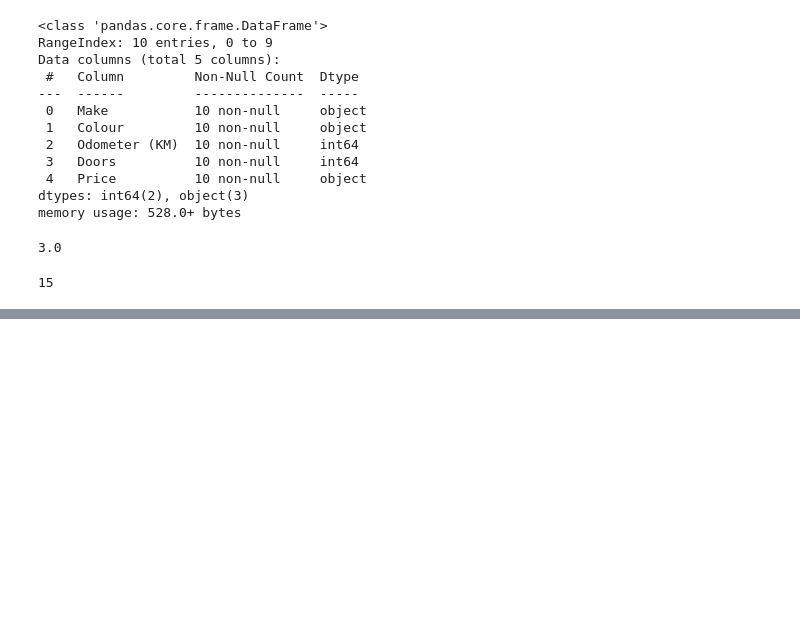
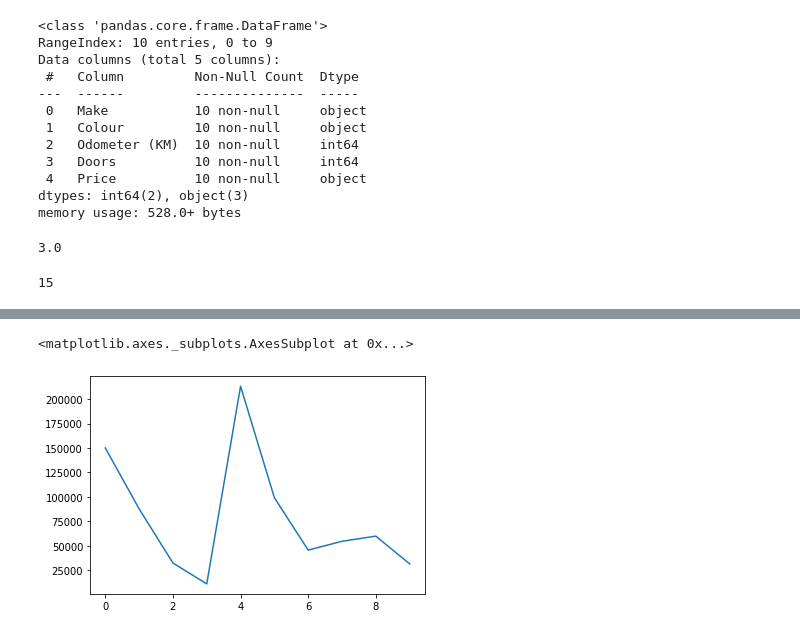
Before and after one commit to LaG-dev/Learning-ML, a Jupyter notebook: PandasPractice/Pandas Practice.ipynb, the cells around one changed output, grey strips where cells are left out. Drawn from its saved outputs; the diff is of its cells as text; code cells hidden in the pictures; blank space fills up the shorter version.

```diff
--- a/PandasPractice/Pandas Practice.ipynb
+++ b/PandasPractice/Pandas Practice.ipynb
@@ -100,0 +203,8 @@ car_sales.shape
+# %%
+# Import Matplotlib and create a plot of the Odometer column
+# Don't forget to use %matplotlib inline
+import matplotlib.pyplot as plt
+car_sales["Odometer (KM)"].plot()
+# %% [output]
+<matplotlib.axes._subplots.AxesSubplot at 0x...>
+[figure, added]
```
Also changed, not shown: parts of 32 cells of this notebook.
